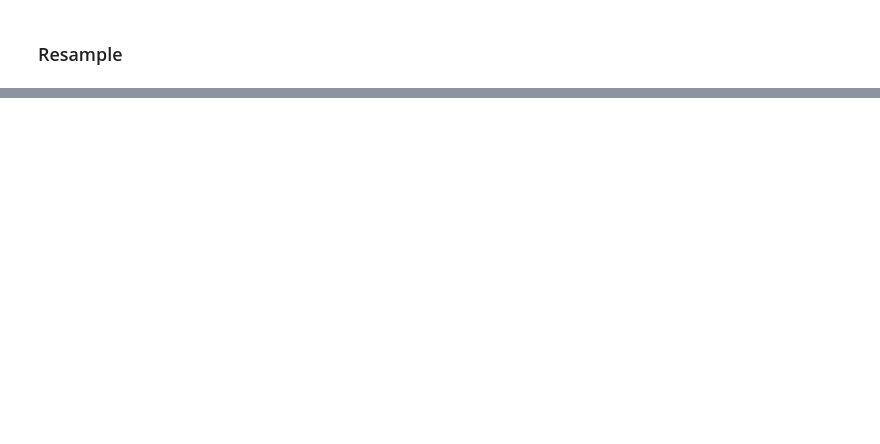
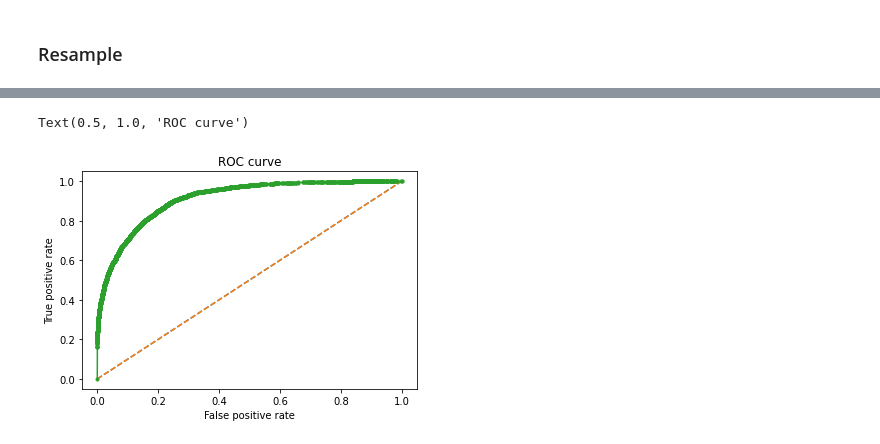
Before and after one commit to EbubekirKocadag/us-income, a Jupyter notebook: Model_training.ipynb, the cells around one changed output, grey strips where cells are left out. Cells and saved outputs as stored; diff of their text form; code cells hidden in the pictures; blank space fills up the shorter version.

```diff
--- a/Model_training.ipynb
+++ b/Model_training.ipynb
@@ -218,0 +314,25 @@ result_up = grid.fit(X_train_up, y_train_up)
+# %%
+model_down = RandomForestClassifier(max_depth=12,
+                               max_features=None,
+                               n_estimators=400,
+                               oob_score=True
+                              )
+
+model_down.fit(X_train_down, y_train_down)
+
+probs_down = model_down.predict_proba(X_test)
+
+probs_down = probs_down[:, 1]
+
+false_positive_rate, true_positive_rate, thresholds = roc_curve(y_test, probs_down, drop_intermediate = True)
+
+plt.plot([(0,0), (1,1)], linestyle="--")
+plt.plot(false_positive_rate, true_positive_rate, marker=".")
+
+plt.xlabel("False positive rate")
+plt.ylabel("True positive rate")
+
+plt.title("ROC curve")
+# %% [output]
+Text(0.5, 1.0, 'ROC curve')
+[figure, added]
```
Also changed, not shown: parts of 21 cells of this notebook.
